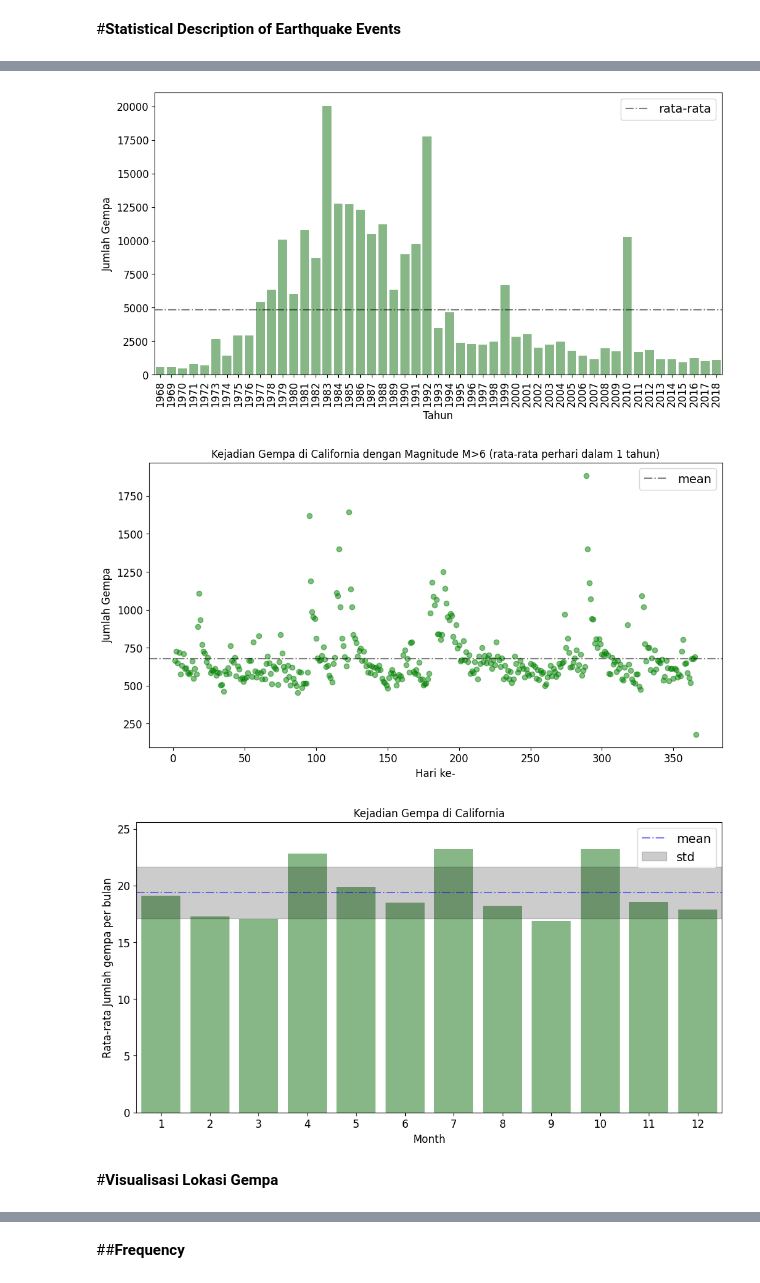
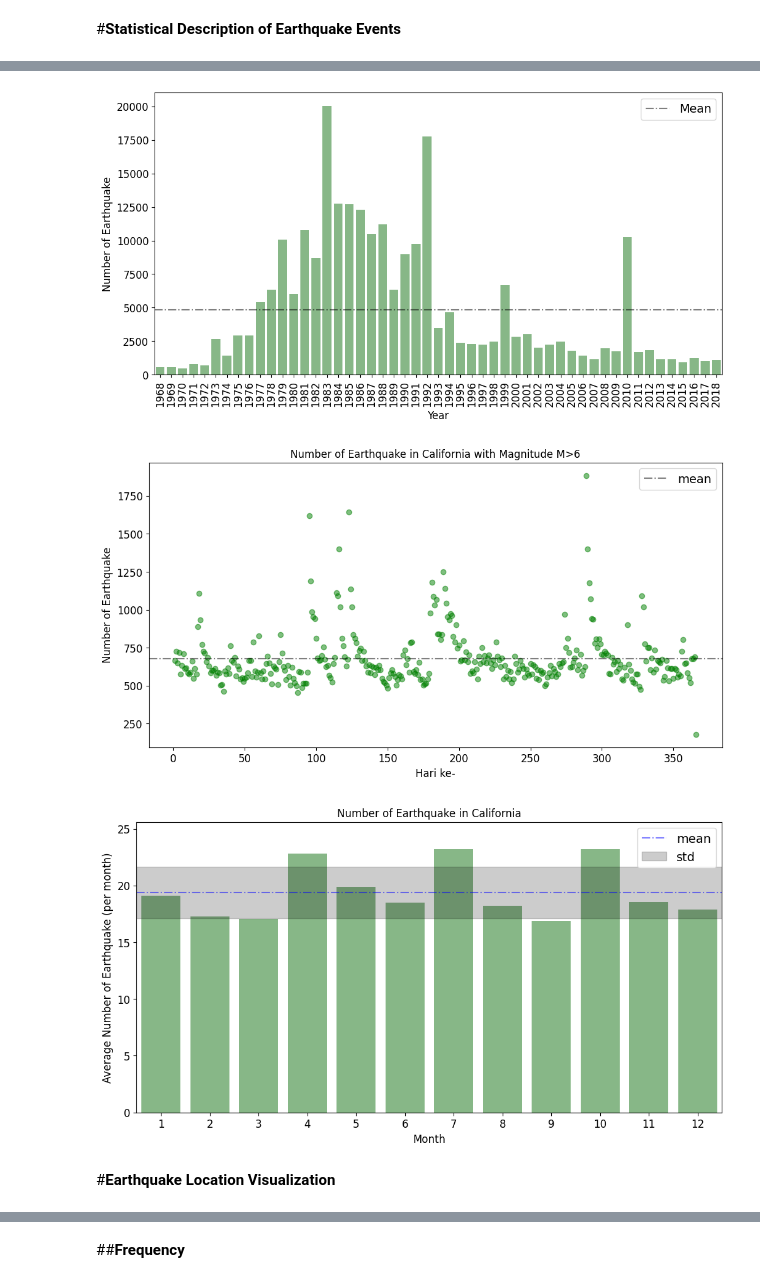
Before and after one commit to arifadli/Exploratory-Data-Analysis, a Jupyter notebook: Earthquake Research/Exploratory Data Analysis - California Earthquake.ipynb, the cells around one changed output, grey strips where cells are left out. Saved outputs shown, nothing was run; the diff lists cells and outputs as text; code cells hidden in the pictures.

```diff
--- a/Earthquake Research/Exploratory Data Analysis - California Earthquake.ipynb
+++ b/Earthquake Research/Exploratory Data Analysis - California Earthquake.ipynb
@@ -119,24 +154,24 @@ plt.figure(figsize=(12,6))
 
 sns.barplot(x=year_tot.index, y=year_tot.values, alpha=0.5, color='green')
 plt.axhline(y=year_ave, color='k', linestyle='-.',
-            alpha=0.5, label='rata-rata')
-plt.xlabel('Tahun'), plt.ylabel('Jumlah Gempa')
+            alpha=0.5, label='Mean')
+plt.xlabel('Year'), plt.ylabel('Number of Earthquake')
 plt.xticks(rotation='vertical')
 plt.legend()
 plt.show()
 # %% [output]
-[figure, old version]
+[figure, new version]
 # %%
 plt.figure(figsize=(12,6))
 
 plt.plot(dofy_tot.index, dofy_tot.values ,'go', alpha=0.5)
 plt.axhline(y=dofy_ave, color='k',linestyle='-.',alpha=0.5,label='mean')
-plt.ylabel('Jumlah Gempa'), plt.xlabel('Hari ke-')
-plt.title('Kejadian Gempa di California dengan Magnitude M>6 (rata-rata perhari dalam 1 tahun)')
+plt.ylabel('Number of Earthquake'), plt.xlabel('Hari ke-')
+plt.title('Number of Earthquake in California with Magnitude M>6')
 plt.legend()
 plt.show()
 # %% [output]
-[figure, old version]
+[figure, new version]
 # %%
 # Array of month lengths
 month_length = np.array([31,28,31,30,31,30,31,31,30,31,30,31])
@@ -155,14 +190,14 @@ plt.axhline(y=np.mean(month_norm), color='b', linestyle='-.',
 plt.axhspan(np.mean(month_norm)-np.std(month_norm),
             np.mean(month_norm)+np.std(month_norm),
             color='k', alpha=0.2, label='std')
-plt.ylabel('Rata-rata Jumlah gempa per bulan'), plt.xlabel('Month')
-plt.title('Kejadian Gempa di California')
+plt.ylabel('Average Number of Earthquake (per month)'), plt.xlabel('Month')
+plt.title('Number of Earthquake in California')
 plt.legend()
 plt.show()
 # %% [output]
-[figure, old version]
+[figure, new version]
-# %% [markdown]
-#**Visualisasi Lokasi Gempa**
+# %% [markdown]
+#**Earthquake Location Visualization**
 # %%
 import folium
 import pandas as pd
```
Also changed, not shown: parts of 5 cells of this notebook, 1 other file.
